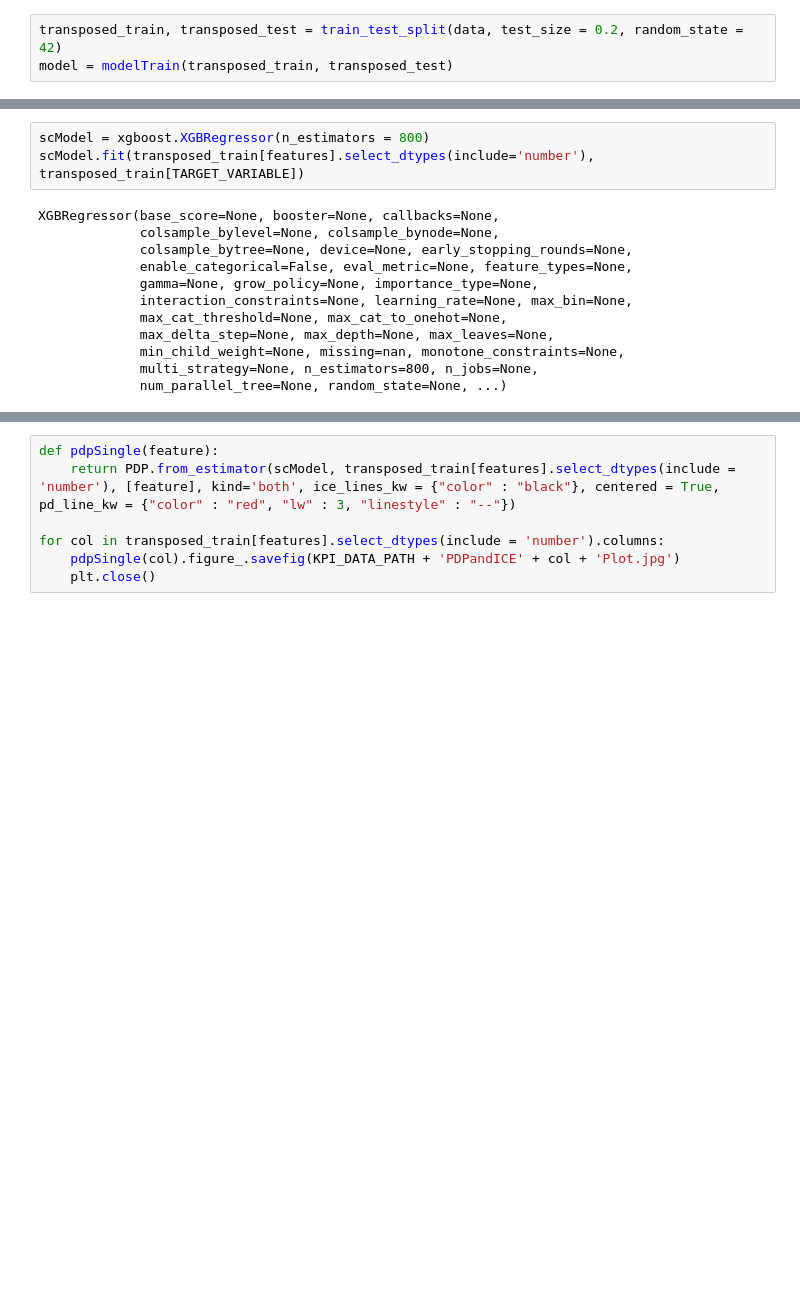
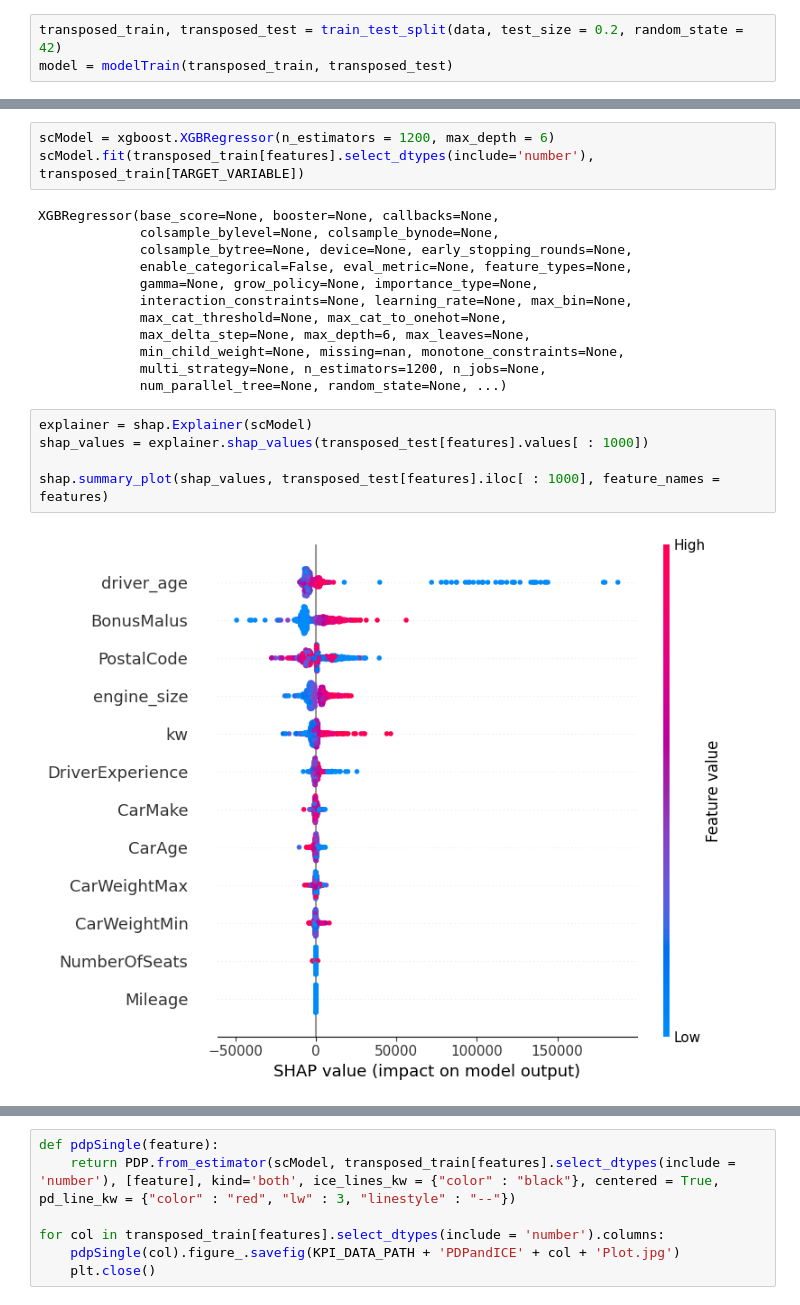
Before and after one commit to asdasde/market_models, a Jupyter notebook: notebooks/market_model.ipynb, the cells around one changed output, grey strips where cells are left out. Saved outputs shown, nothing was run; the diff lists cells and outputs as text; blank space fills up the shorter version.

Commit message:
Configured .gigtignore to ignore .jpgs and introduced shap values to the market_model.ipynb

```diff
--- a/notebooks/market_model.ipynb
+++ b/notebooks/market_model.ipynb
@@ -240,5 +271,5 @@ plt.savefig('xgboost_tree.png')
 # %%
-scModel = xgboost.XGBRegressor(n_estimators = 800)
+scModel = xgboost.XGBRegressor(n_estimators = 1200, max_depth = 6)
 scModel.fit(transposed_train[features].select_dtypes(include='number'), transposed_train[TARGET_VARIABLE])
 # %% [output]
 XGBRegressor(base_score=None, booster=None, callbacks=None,
@@ -248,7 +279,14 @@ XGBRegressor(base_score=None, booster=None, callbacks=None,
              gamma=None, grow_policy=None, importance_type=None,
              interaction_constraints=None, learning_rate=None, max_bin=None,
              max_cat_threshold=None, max_cat_to_onehot=None,
-             max_delta_step=None, max_depth=None, max_leaves=None,
+             max_delta_step=None, max_depth=6, max_leaves=None,
              min_child_weight=None, missing=nan, monotone_constraints=None,
-             multi_strategy=None, n_estimators=800, n_jobs=None,
+             multi_strategy=None, n_estimators=1200, n_jobs=None,
              num_parallel_tree=None, random_state=None, ...)
+# %%
+explainer = shap.Explainer(scModel)
+shap_values = explainer.shap_values(transposed_test[features].values[ : 1000])
+
+shap.summary_plot(shap_values, transposed_test[features].iloc[ : 1000], feature_names = features)
+# %% [output]
+[figure, added]
```
Also changed, not shown: parts of 10 cells of this notebook, 1 other file.
